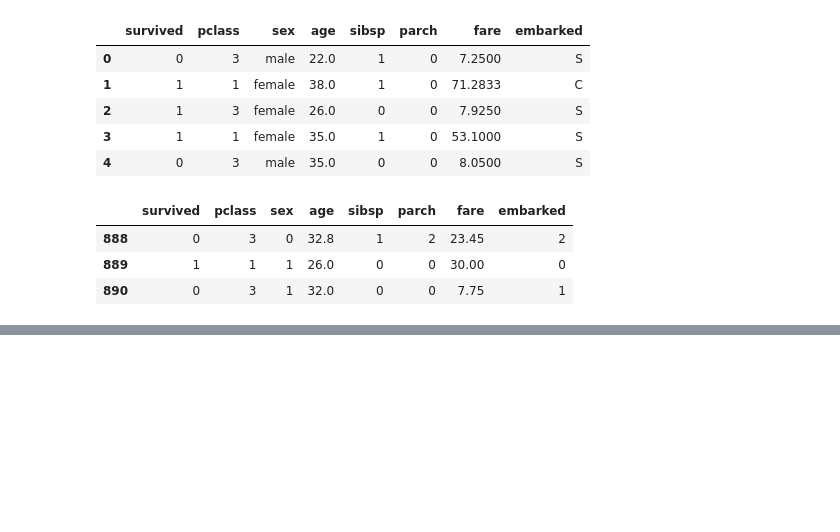
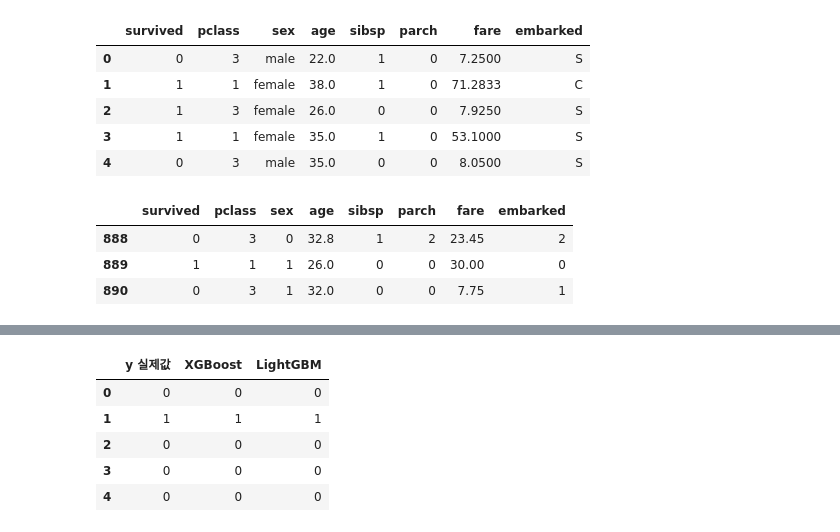
Before and after one commit to ckiekim/MachineLearningLecture-2023.10, a Jupyter notebook: 03.분류/06.Boosting.ipynb, the cells around one changed output, grey strips where cells are left out. Cells and saved outputs as stored; diff of their text form; code cells hidden in the pictures; blank space fills up the shorter version.

```diff
--- a/03.분류/06.Boosting.ipynb
+++ b/03.분류/06.Boosting.ipynb
@@ -55,0 +203,10 @@ X_train, X_test, y_train, y_test = train_test_split(
+# %%
+rf = pd.DataFrame({'y 실제값': y_test, 'XGBoost': pred_xgb, 'LightGBM': pred_lgb})
+rf.head()
+# %% [output]
+|  | y 실제값 | XGBoost | LightGBM |
+| 0 | 0 | 0 | 0 |
+| 1 | 1 | 1 | 1 |
+| 2 | 0 | 0 | 0 |
+| 3 | 0 | 0 | 0 |
+| 4 | 0 | 0 | 0 |
```
Also changed, not shown: parts of 26 cells of this notebook.
